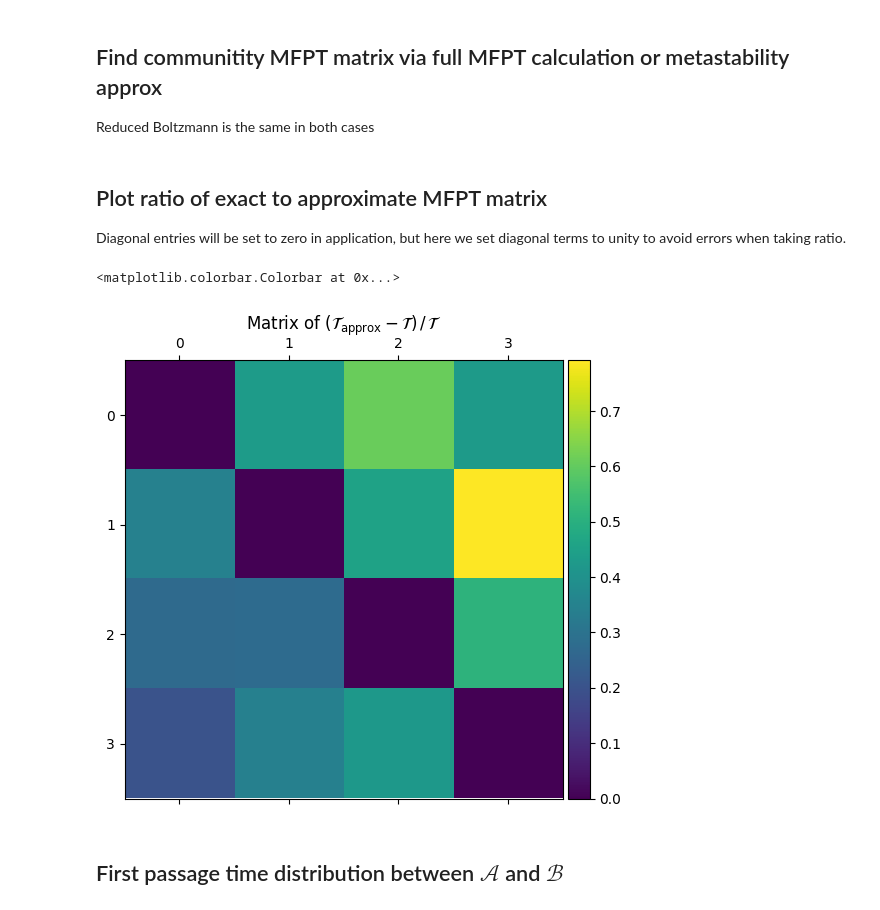
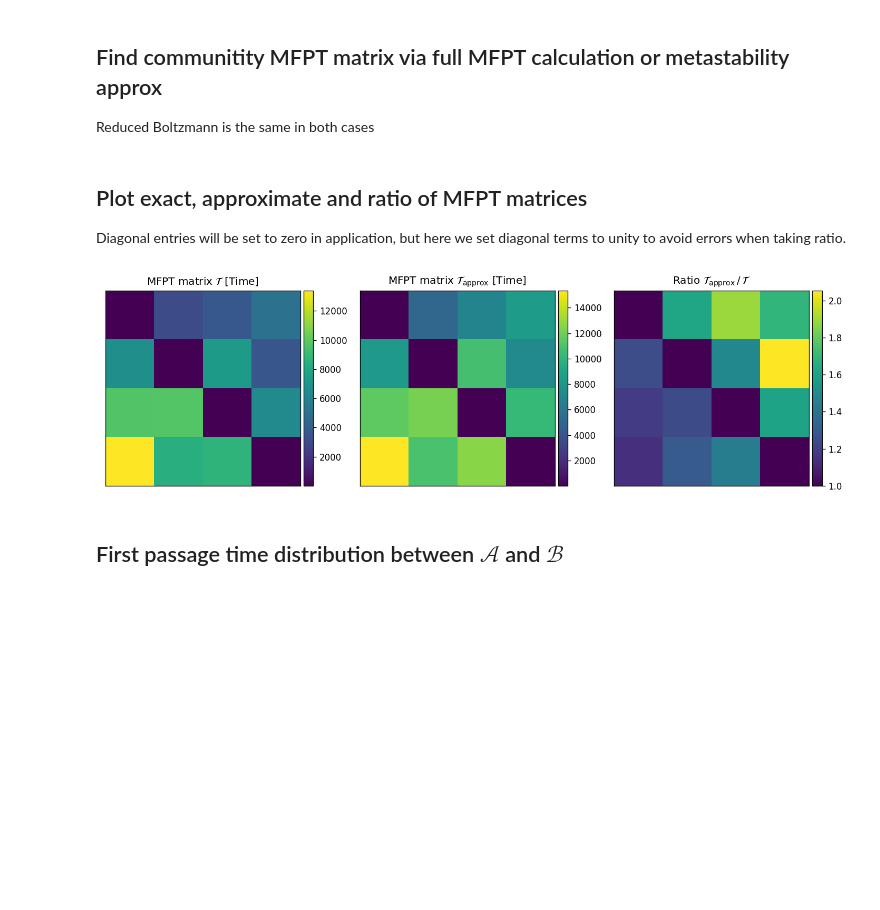
Before and after one commit to tomswinburne/PyGT, a Jupyter notebook: examples/basic_functions.ipynb, the cells around one changed output. Saved outputs shown, nothing was run; the diff lists cells and outputs as text; code cells hidden in the pictures; blank space fills up the shorter version.

```diff
--- a/examples/basic_functions.ipynb
+++ b/examples/basic_functions.ipynb
@@ -36,8 +28,8 @@ Some technical details:
 
 <img src="32state.png" alt="Example KTN" width="400"/>
 # %%
-data_path = "../KTN_data/32state" #LJ38/4k/"
-temp = 1.
+data_path = "../KTN_data/32state"
+temp = 0.5
 beta = 1./temp
 
 B, K, tau, N, u, s, Emin, retained = PyGT.io.load_ktn(path=data_path,beta=beta,screen=True)
@@ -105,22 +89,29 @@ c_pi, c_tauM = PyGT.mfpt.community_MFPT_matrix(communities,B,tau,pi,MS_approx=Fa
 
 c_pi, c_tauM_approx = PyGT.mfpt.community_MFPT_matrix(communities,B,tau,pi,MS_approx=True,screen=True)
 # %% [markdown]
-## Plot ratio of exact to approximate MFPT matrix
+## Plot exact, approximate and ratio of MFPT matrices
 Diagonal entries will be set to zero in application, but here we set diagonal terms to unity to avoid errors when taking ratio.
 # %%
 c_tauM += np.eye(c_pi.size) - np.diag(c_tauM) # i.e. remove diagonal and replace with 1
 c_tauM_approx += np.eye(c_pi.size) - np.diag(c_tauM_approx) # i.e. remove diagonal and replace with 1
 
-plt.figure(figsize=(6,6),dpi=100)
-plt.title(r"Matrix of $(\mathcal{T}_{\rm approx}-\mathcal{T})\,/\,\mathcal{T}$")
-ax = plt.gca()
-im = ax.matshow((c_tauM_approx-c_tauM)/c_tauM)
-divider = make_axes_locatable(ax)
-cax = divider.append_axes("right", size="5%", pad=0.05)
-plt.colorbar(im, cax=cax)
+fig,axs = plt.subplots(1,3,figsize=(12,4),dpi=120)
+
+for i,Mt in enumerate([
+    [c_tauM,r"MFPT matrix $\mathcal{T}$ [Time]"],
+    [c_tauM_approx,r"MFPT matrix $\mathcal{T}_{\rm approx}$ [Time]"],
+    [c_tauM_approx/c_tauM,r"Ratio $\mathcal{T}_{\rm approx}\,/\,\mathcal{T}$"]]):
+    axs[i].set_title(Mt[1],pad=-4.0)
+
+    im = axs[i].matshow(Mt[0])
+    divider = make_axes_locatable(axs[i])
+    cax = divider.append_axes("right", size="5%", pad=0.05)
+    axs[i].set_xticks([])
+    axs[i].set_yticks([])
+    plt.colorbar(im, cax=cax)
+plt.tight_layout()
 # %% [output]
-<matplotlib.colorbar.Colorbar at 0x...>
-[figure, old version]
+[figure, new version]
 # %% [markdown]
 ## First passage time distribution between $\mathcal{A}$ and $\mathcal{B}$
 # %%
```
Also changed, not shown: parts of 7 cells of this notebook, 8 other files.
